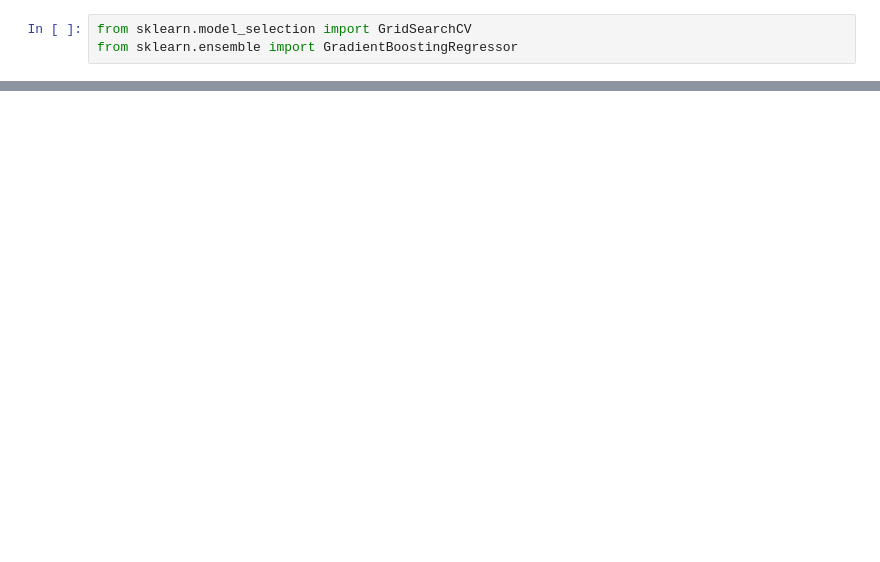
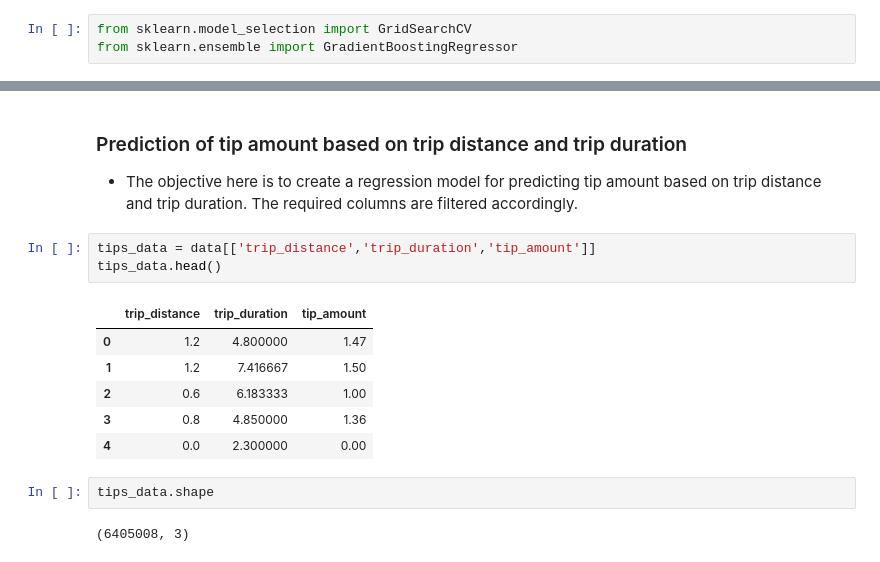
Before and after one commit to XXzE3/Taxi-revenue-analysis, a Jupyter notebook: Taxi-revenue-analysis-and-predictions.ipynb, the cells around one changed output, grey strips where cells are left out. Cells and saved outputs as stored; diff of their text form; blank space fills up the shorter version.

Commit message:
Analysis and prediction

```diff
--- a/Taxi-revenue-analysis-and-predictions.ipynb
+++ b/Taxi-revenue-analysis-and-predictions.ipynb
@@ -355,0 +660,17 @@ auto suggest tip
+# %% [markdown]
+### Prediction of tip amount based on trip distance and trip duration
+- The objective here is to create a regression model for predicting tip amount based on trip distance and trip duration. The required columns are filtered accordingly.
+# %%
+tips_data = data[['trip_distance','trip_duration','tip_amount']]
+tips_data.head()
+# %% [output]
+|  | trip_distance | trip_duration | tip_amount |
+| 0 | 1.2 | 4.800000 | 1.47 |
+| 1 | 1.2 | 7.416667 | 1.50 |
+| 2 | 0.6 | 6.183333 | 1.00 |
+| 3 | 0.8 | 4.850000 | 1.36 |
+| 4 | 0.0 | 2.300000 | 0.00 |
+# %%
+tips_data.shape
+# %% [output]
+(6405008, 3)
```
Also changed, not shown: parts of 93 cells of this notebook.
